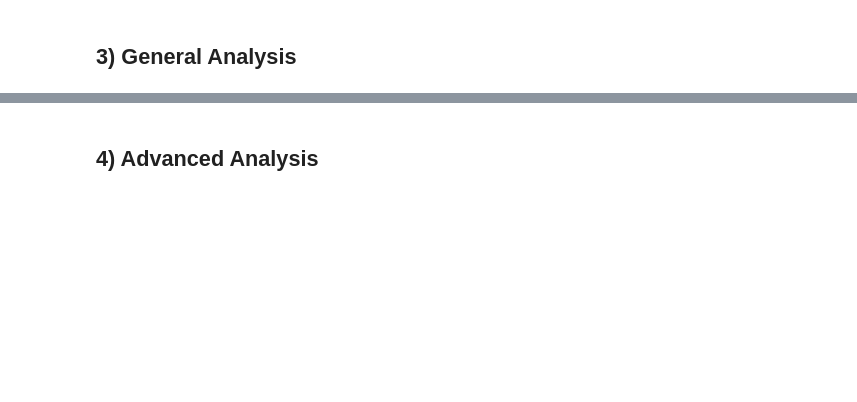
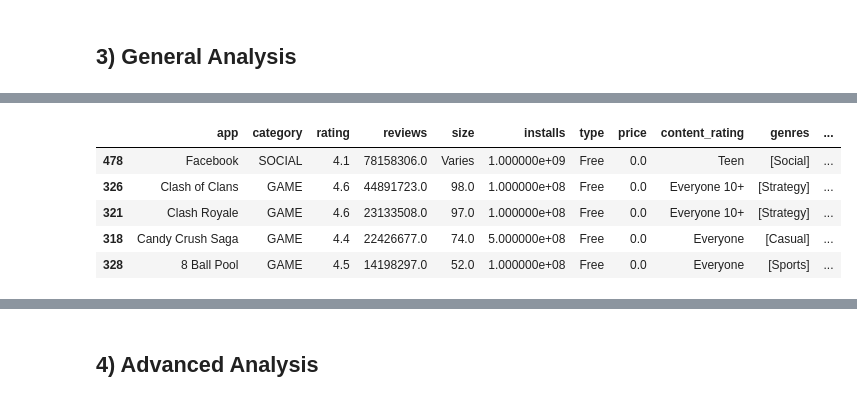
Before and after one commit to GOliviero92/Google-Apps-Analysis, a Jupyter notebook: data_analysis.ipynb, the cells around one changed output, grey strips where cells are left out. Cells and saved outputs as stored; diff of their text form; code cells hidden in the pictures; blank space fills up the shorter version.

```diff
--- a/data_analysis.ipynb
+++ b/data_analysis.ipynb
@@ -77,0 +127,11 @@ memory usage: 133.9+ KB
+# %%
+# top most reviewed apps:
+highest_review = result_avg.sort_values(['reviews'],ascending=False).head(5)
+highest_review
+# %% [output]
+|  | app | category | rating | reviews | size | installs | type | price | content_rating | genres | ... |
+| 478 | Facebook | SOCIAL | 4.1 | 78158306.0 | Varies | 1.000000e+09 | Free | 0.0 | Teen | [Social] | ... |
+| 326 | Clash of Clans | GAME | 4.6 | 44891723.0 | 98.0 | 1.000000e+08 | Free | 0.0 | Everyone 10+ | [Strategy] | ... |
+| 321 | Clash Royale | GAME | 4.6 | 23133508.0 | 97.0 | 1.000000e+08 | Free | 0.0 | Everyone 10+ | [Strategy] | ... |
+| 318 | Candy Crush Saga | GAME | 4.4 | 22426677.0 | 74.0 | 5.000000e+08 | Free | 0.0 | Everyone | [Casual] | ... |
+| 328 | 8 Ball Pool | GAME | 4.5 | 14198297.0 | 52.0 | 1.000000e+08 | Free | 0.0 | Everyone | [Sports] | ... |
```
Also changed, not shown: parts of 21 cells of this notebook.
